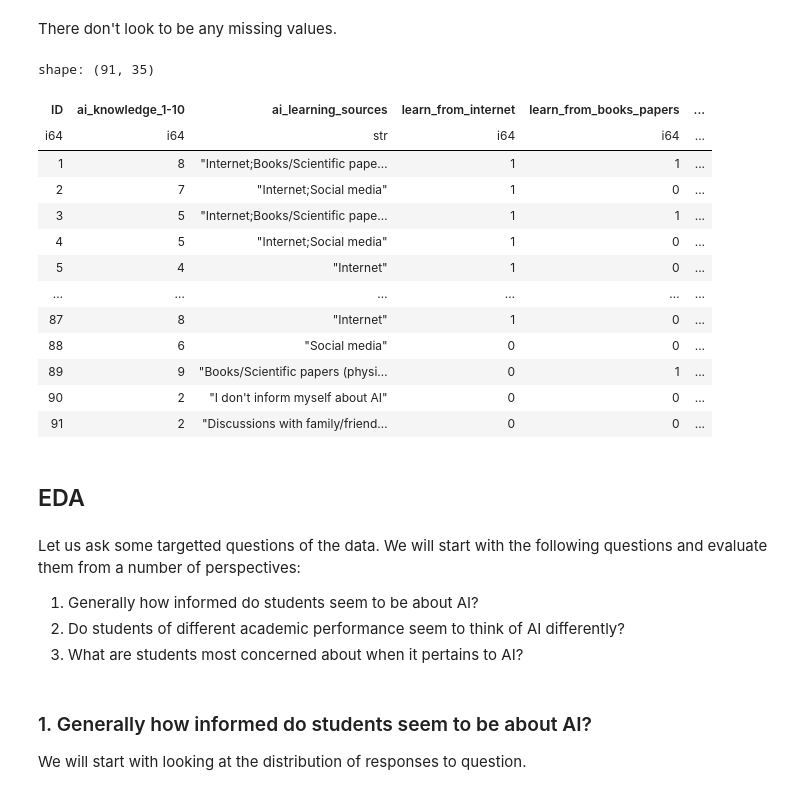
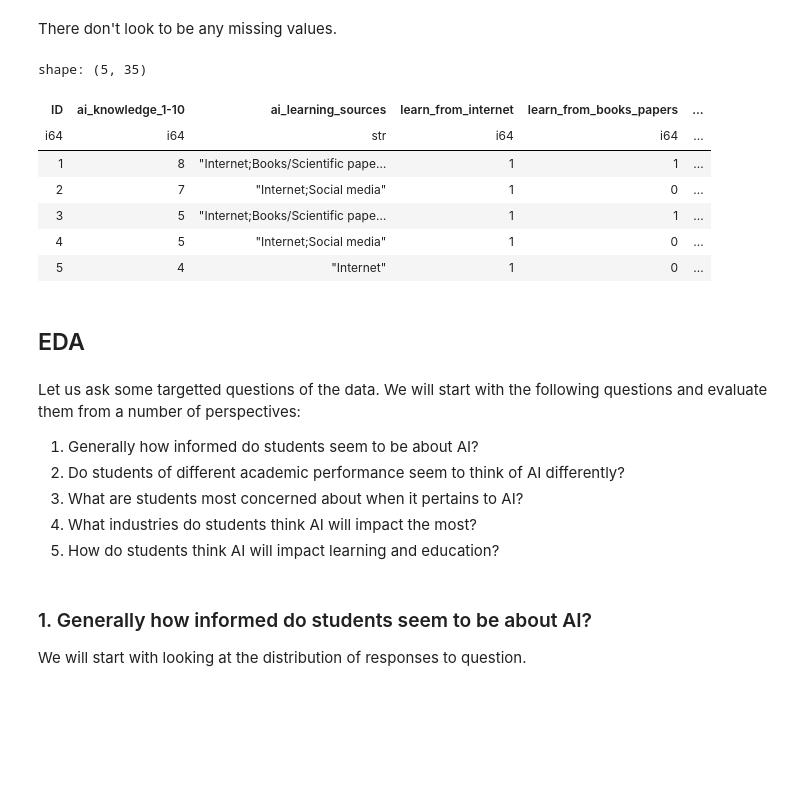
Before and after one commit to danield2255/ai_in_education_analysis, a Jupyter notebook: SurveyDataExploration.ipynb, the cells around one changed output. Saved outputs shown, nothing was run; the diff lists cells and outputs as text; code cells hidden in the pictures; blank space fills up the shorter version.

```diff
--- a/SurveyDataExploration.ipynb
+++ b/SurveyDataExploration.ipynb
@@ -222,6 +205,38 @@ df_new = df_new.with_columns(
       .when(pl.col("feelings_about_ai") == 4).then(pl.lit("Trust"))
       .alias("feelings_about_ai")
 )
+# %%
+df_new = df_new.with_columns(
+    pl.when(pl.col("ai_main_advantage_teaching") == 1).then(pl.lit("Virtual Teaching Assistant"))
+      .when(pl.col("ai_main_advantage_teaching") == 2).then(pl.lit("Teacher Time Management"))
+      .when(pl.col("ai_main_advantage_teaching") == 3).then(pl.lit("Interactive Learning"))
+      .when(pl.col("ai_main_advantage_teaching") == 4).then(pl.lit("Other"))
+      .alias("ai_main_advantage_teaching")
+)
+
+df_new = df_new.with_columns(
+    pl.when(pl.col("ai_main_advantage_learning") == 1).then(pl.lit("Personalized Learning"))
+      .when(pl.col("ai_main_advantage_learning") == 2).then(pl.lit("Unviersal Access"))
+      .when(pl.col("ai_main_advantage_learning") == 3).then(pl.lit("Interactive Learning"))
+      .when(pl.col("ai_main_advantage_learning") == 4).then(pl.lit("Other"))
+      .alias("ai_main_advantage_learning")
+)
+
+df_new = df_new.with_columns(
+    pl.when(pl.col("ai_main_advantage_evaluation") == 1).then(pl.lit("Grading Automation"))
+      .when(pl.col("ai_main_advantage_evaluation") == 2).then(pl.lit("Fewer Errors"))
+      .when(pl.col("ai_main_advantage_evaluation") == 3).then(pl.lit("Constant Feedback"))
+      .when(pl.col("ai_main_advantage_evaluation") == 4).then(pl.lit("Other"))
+      .alias("ai_main_advantage_evaluation")
+)
+
+df_new = df_new.with_columns(
+    pl.when(pl.col("ai_main_disadvantage_educational_process") == 1).then(pl.lit("Lack of Student Teacher Interaction"))
+      .when(pl.col("ai_main_disadvantage_educational_process") == 2).then(pl.lit("Internet Addiction"))
+      .when(pl.col("ai_main_disadvantage_educational_process") == 3).then(pl.lit("Lack of Personal Interaction"))
+      .when(pl.col("ai_main_disadvantage_educational_process") == 4).then(pl.lit("Information Loss From System Failures"))
+      .alias("ai_main_disadvantage_educational_process")
+)
 # %%
 df_new = df_new.with_columns(
     pl.when(pl.col("year_of_study") == 1).then(pl.lit(2))
@@ -249,22 +264,16 @@ non_zero_cols
 # %% [markdown]
 There don't look to be any missing values.
 # %%
-df_new
+df_new.head()
 # %% [output]
-shape: (91, 35)
+shape: (5, 35)
 | ID | ai_knowledge_1-10 | ai_learning_sources | learn_from_internet | learn_from_books_papers | ... |
 | i64 | i64 | str | i64 | i64 | ... |
 | 1 | 8 | "Internet;Books/Scientific pape… | 1 | 1 | ... |
 | 2 | 7 | "Internet;Social media" | 1 | 0 | ... |
 | 3 | 5 | "Internet;Books/Scientific pape… | 1 | 1 | ... |
 | 4 | 5 | "Internet;Social media" | 1 | 0 | ... |
 | 5 | 4 | "Internet" | 1 | 0 | ... |
-| … | … | … | … | … | ... |
-| 87 | 8 | "Internet" | 1 | 0 | ... |
-| 88 | 6 | "Social media" | 0 | 0 | ... |
-| 89 | 9 | "Books/Scientific papers (physi… | 0 | 1 | ... |
-| 90 | 2 | "I don't inform myself about AI" | 0 | 0 | ... |
-| 91 | 2 | "Discussions with family/friend… | 0 | 0 | ... |
 # %% [markdown]
 ## EDA
 # %% [markdown]
@@ -272,6 +281,8 @@ Let us ask some targetted questions of the data. We will start with the followin
 1. Generally how informed do students seem to be about AI?
 2. Do students of different academic performance seem to think of AI differently?
 3. What are students most concerned about when it pertains to AI?
+4. What industries do students think AI will impact the most?
+5. How do students think AI will impact learning and education?
 # %% [markdown]
 ### 1. Generally how informed do students seem to be about AI?
 We will start with looking at the distribution of responses to question.
```
Also changed, not shown: parts of 18 cells of this notebook, 2 other files.
